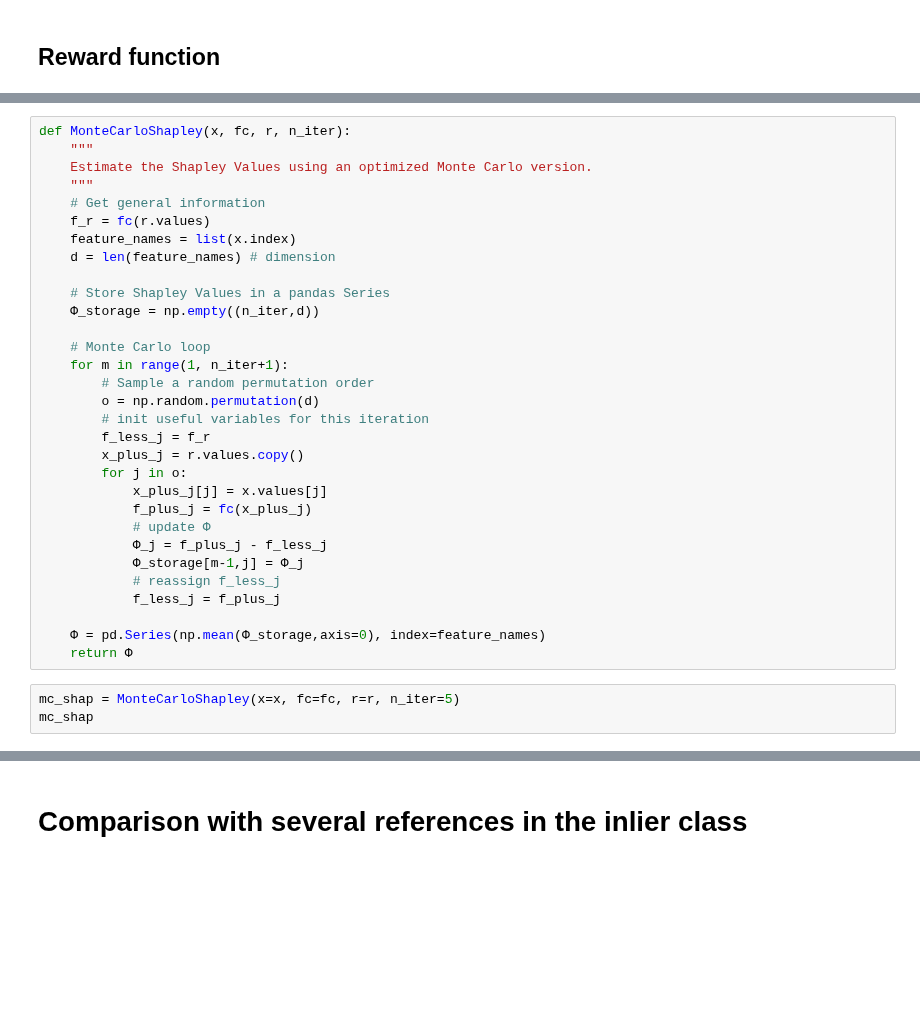
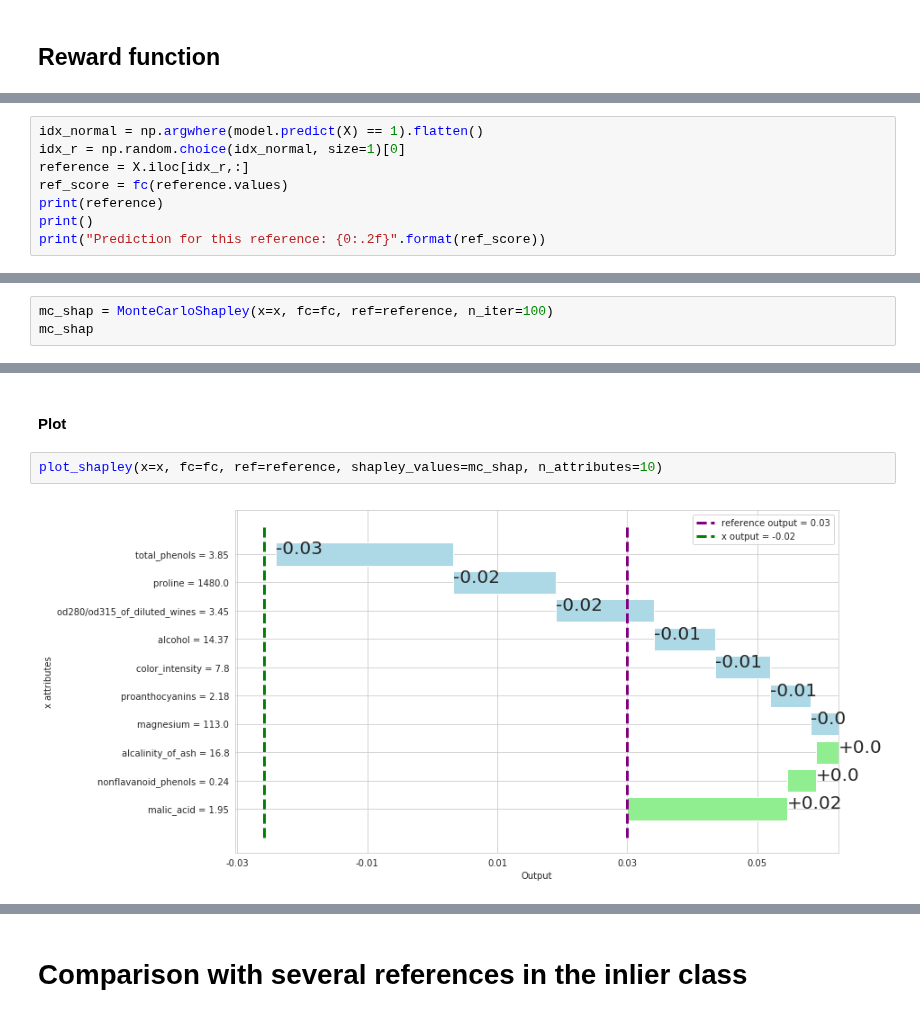
Before and after one commit to ThalesGroup/shapkit, a Jupyter notebook: tutorials/anomaly.ipynb, the cells around one changed output, grey strips where cells are left out. Saved outputs shown, nothing was run; the diff lists cells and outputs as text; blank space fills up the shorter version.

Commit message:
first version of plot_shapley function

```diff
--- a/tutorials/anomaly.ipynb
+++ b/tutorials/anomaly.ipynb
@@ -93,0 +87,8 @@ def fc(z):
+# %%
+idx_normal = np.argwhere(model.predict(X) == 1).flatten()
+idx_r = np.random.choice(idx_normal, size=1)[0]
+reference = X.iloc[idx_r,:]
+ref_score = fc(reference.values)
+print(reference)
+print()
+print("Prediction for this reference: {0:.2f}".format(ref_score))
@@ -98,35 +116,4 @@ def fc(z):
-# %%
-def MonteCarloShapley(x, fc, r, n_iter):
-    """
-    Estimate the Shapley Values using an optimized Monte Carlo version.
-    """
-    # Get general information
-    f_r = fc(r.values)
-    feature_names = list(x.index)
-    d = len(feature_names) # dimension
-
-    # Store Shapley Values in a pandas Series
-    Φ_storage = np.empty((n_iter,d))
-
-    # Monte Carlo loop
-    for m in range(1, n_iter+1):
-        # Sample a random permutation order
-        o = np.random.permutation(d)
-        # init useful variables for this iteration
-        f_less_j = f_r
-        x_plus_j = r.values.copy()
-        for j in o:
-            x_plus_j[j] = x.values[j]
-            f_plus_j = fc(x_plus_j)
-            # update Φ
-            Φ_j = f_plus_j - f_less_j
-            Φ_storage[m-1,j] = Φ_j
-            # reassign f_less_j
-            f_less_j = f_plus_j
-
-    Φ = pd.Series(np.mean(Φ_storage,axis=0), index=feature_names)
-    return Φ
 # %%
-mc_shap = MonteCarloShapley(x=x, fc=fc, r=r, n_iter=5)
+mc_shap = MonteCarloShapley(x=x, fc=fc, ref=reference, n_iter=100)
 mc_shap
 # %% [output]
@@ -146,0 +155,6 @@ dtype: float64
+# %% [markdown]
+#### Plot
+# %%
+plot_shapley(x=x, fc=fc, ref=reference, shapley_values=mc_shap, n_attributes=10)
+# %% [output]
+[figure, added]
```
Also changed, not shown: parts of 23 cells of this notebook, 10 other files.
